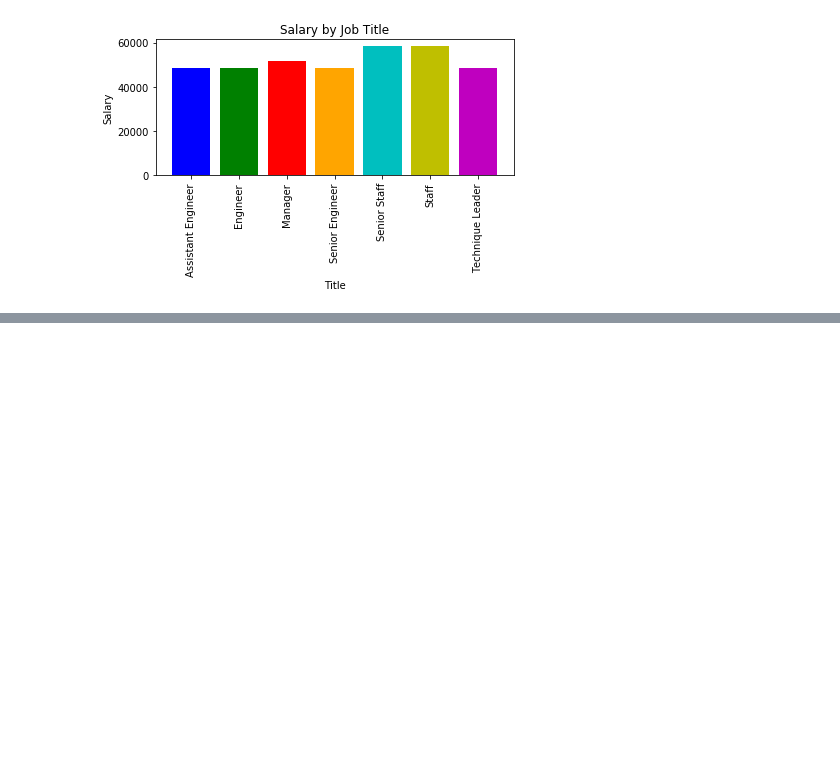
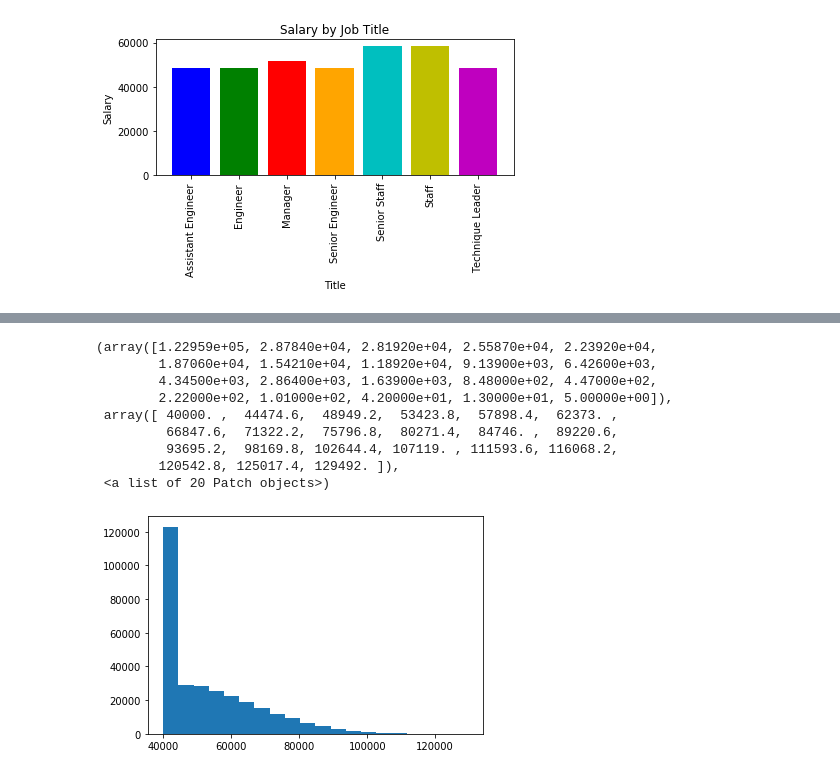
Before and after one commit to rickshev/sql-challenge, a Jupyter notebook: EmployeeSQL/bonus.ipynb, the cells around one changed output, grey strips where cells are left out. Saved outputs shown, nothing was run; the diff lists cells and outputs as text; code cells hidden in the pictures; blank space fills up the shorter version.

```diff
--- a/EmployeeSQL/bonus.ipynb
+++ b/EmployeeSQL/bonus.ipynb
@@ -118,0 +157,14 @@ plt.show()
+# %%
+# histogram w/ 20 bins
+plt.hist(sal_list, bins = 20)
+# %% [output]
+(array([1.22959e+05, 2.87840e+04, 2.81920e+04, 2.55870e+04, 2.23920e+04,
+        1.87060e+04, 1.54210e+04, 1.18920e+04, 9.13900e+03, 6.42600e+03,
+        4.34500e+03, 2.86400e+03, 1.63900e+03, 8.48000e+02, 4.47000e+02,
+        2.22000e+02, 1.01000e+02, 4.20000e+01, 1.30000e+01, 5.00000e+00]),
+ array([ 40000. ,  44474.6,  48949.2,  53423.8,  57898.4,  62373. ,
+         66847.6,  71322.2,  75796.8,  80271.4,  84746. ,  89220.6,
+         93695.2,  98169.8, 102644.4, 107119. , 111593.6, 116068.2,
+        120542.8, 125017.4, 129492. ]),
+ <a list of 20 Patch objects>)
+[figure, added]
```
Also changed, not shown: parts of 6 cells of this notebook.
